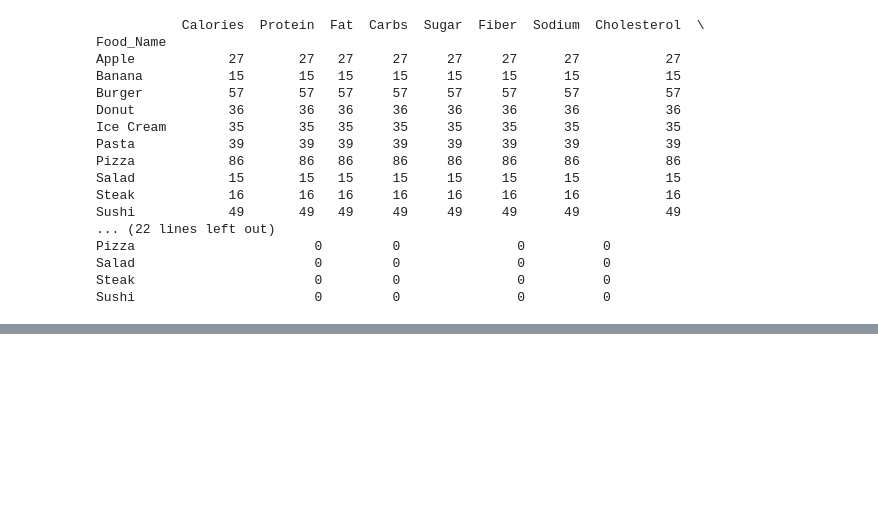
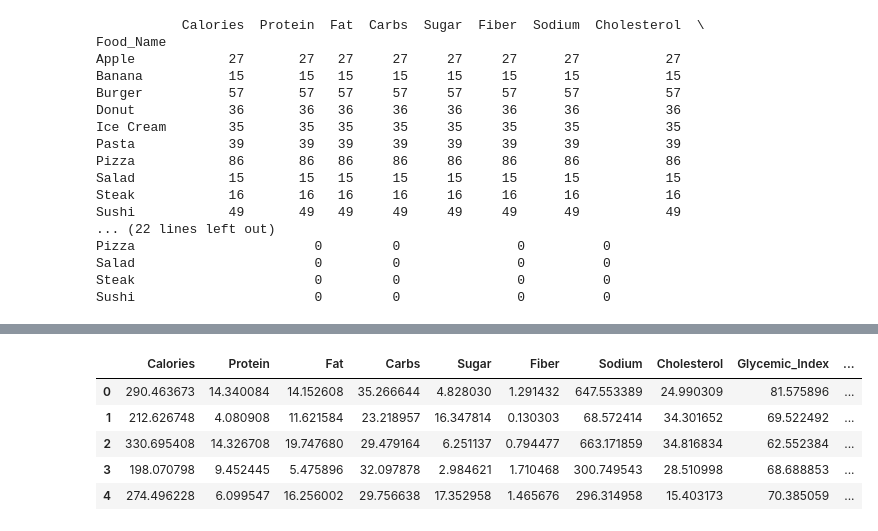
Before and after one commit to karan0907573/NUTRICLASS, a Jupyter notebook: NoteBooks/Dataprocessing.ipynb, the cells around one changed output, grey strips where cells are left out. Cells and saved outputs as stored; diff of their text form; code cells hidden in the pictures; blank space fills up the shorter version.

```diff
--- a/NoteBooks/Dataprocessing.ipynb
+++ b/NoteBooks/Dataprocessing.ipynb
@@ -26,3 +63,12 @@ Pizza                       0         0               0          0
 Salad                       0         0               0          0
 Steak                       0         0               0          0
 Sushi                       0         0               0          0
+# %%
+numerical_features = [
+        'Calories', 'Protein', 'Fat', 'Carbs', 'Sugar', 'Fiber',
+        'Sodium', 'Cholesterol', 'Glycemic_Index', 'Water_Content', 'Serving_Size'
+    ]
+# numeric_cols = df_cleaned.select_dtypes(include=['float64', 'int64']).columns
+categorical_features = ['Meal_Type', 'Preparation_Method']
+boolean_features = ['Is_Vegan', 'Is_Gluten_Free']
+target_feature = 'Food_Name'
@@ -28,0 +90,5 @@ Sushi                       0         0               0          0
+# %%
+df_cleaned = raw_data.drop_duplicates()
+# %%
+for col in numerical_features:
+    df_cleaned[col] = df_cleaned[col].fillna(df_cleaned.groupby('Food_Name')[col].transform('median'))
@@ -28,0 +128,9 @@ Sushi                       0         0               0          0
+# %%
+df_cleaned.head()
+# %% [output]
+|  | Calories | Protein | Fat | Carbs | Sugar | Fiber | Sodium | Cholesterol | Glycemic_Index | ... |
+| 0 | 290.463673 | 14.340084 | 14.152608 | 35.266644 | 4.828030 | 1.291432 | 647.553389 | 24.990309 | 81.575896 | ... |
+| 1 | 212.626748 | 4.080908 | 11.621584 | 23.218957 | 16.347814 | 0.130303 | 68.572414 | 34.301652 | 69.522492 | ... |
+| 2 | 330.695408 | 14.326708 | 19.747680 | 29.479164 | 6.251137 | 0.794477 | 663.171859 | 34.816834 | 62.552384 | ... |
+| 3 | 198.070798 | 9.452445 | 5.475896 | 32.097878 | 2.984621 | 1.710468 | 300.749543 | 28.510998 | 68.688853 | ... |
+| 4 | 274.496228 | 6.099547 | 16.256002 | 29.756638 | 17.352958 | 1.465676 | 296.314958 | 15.403173 | 70.385059 | ... |
```
Also changed, not shown: parts of 12 cells of this notebook, 24 other files.
